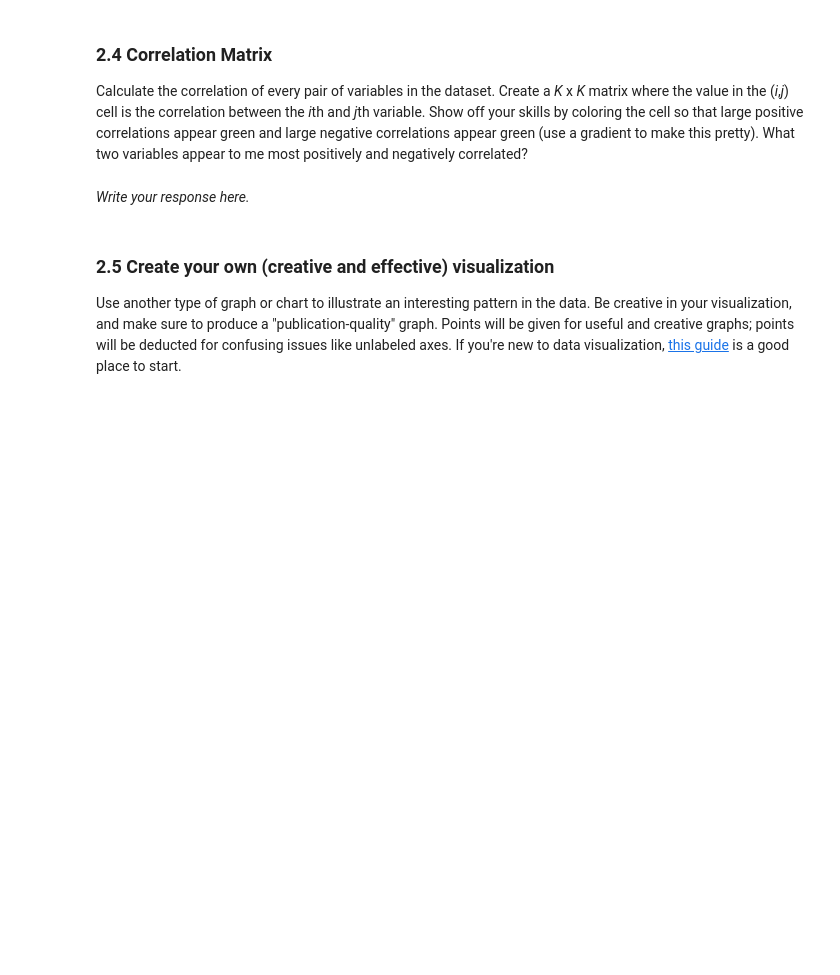
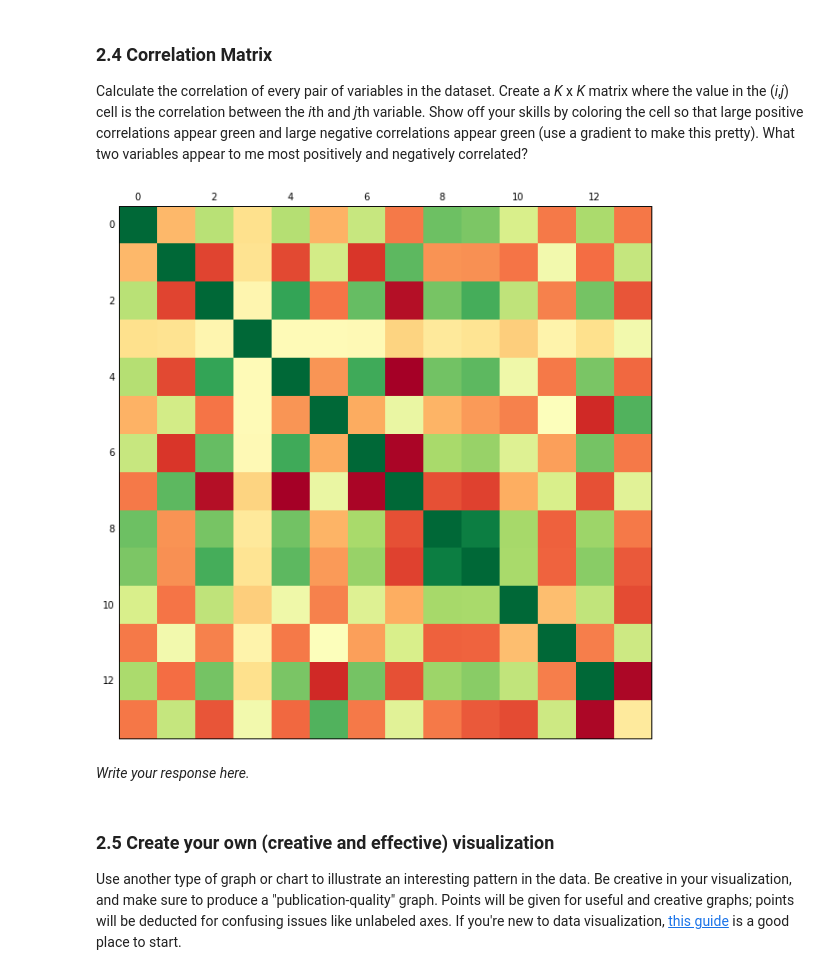
Before and after one commit to Raktos/info371-ps1, a Jupyter notebook: HO_JASON-INFO371-PS1.ipynb, the cells around one changed output. Drawn from its saved outputs; the diff is of its cells as text; code cells hidden in the pictures; blank space fills up the shorter version.

```diff
--- a/HO_JASON-INFO371-PS1.ipynb
+++ b/HO_JASON-INFO371-PS1.ipynb
@@ -194,3 +349,23 @@ Calculate the correlation of every pair of variables in the dataset. Create a *K
+# %%
+correlations = [None] * boston.shape[1]
+i = 0
+for i_column in boston:
+    j = 0
+    correlations[i] = [None] * boston.shape[1]
+    for j_column in boston:
+        correlations[i][j] = sp.stats.pearsonr(boston[i_column], boston[j_column])[0]
+        j += 1
+    i += 1
+
+plt.matshow(correlations, cmap='RdYlGn')
+
+plt.gcf().set_size_inches(10,10)
+plt.tick_params(axis='x', top='off', bottom='off')
+plt.tick_params(axis='y', left='off', right='off')
+
+plt.show()
+# %% [output]
+[figure, added]
 # %% [markdown]
 *Write your response here.*
 # %% [markdown]
```
Also changed, not shown: parts of 25 cells of this notebook, 1 other file.
